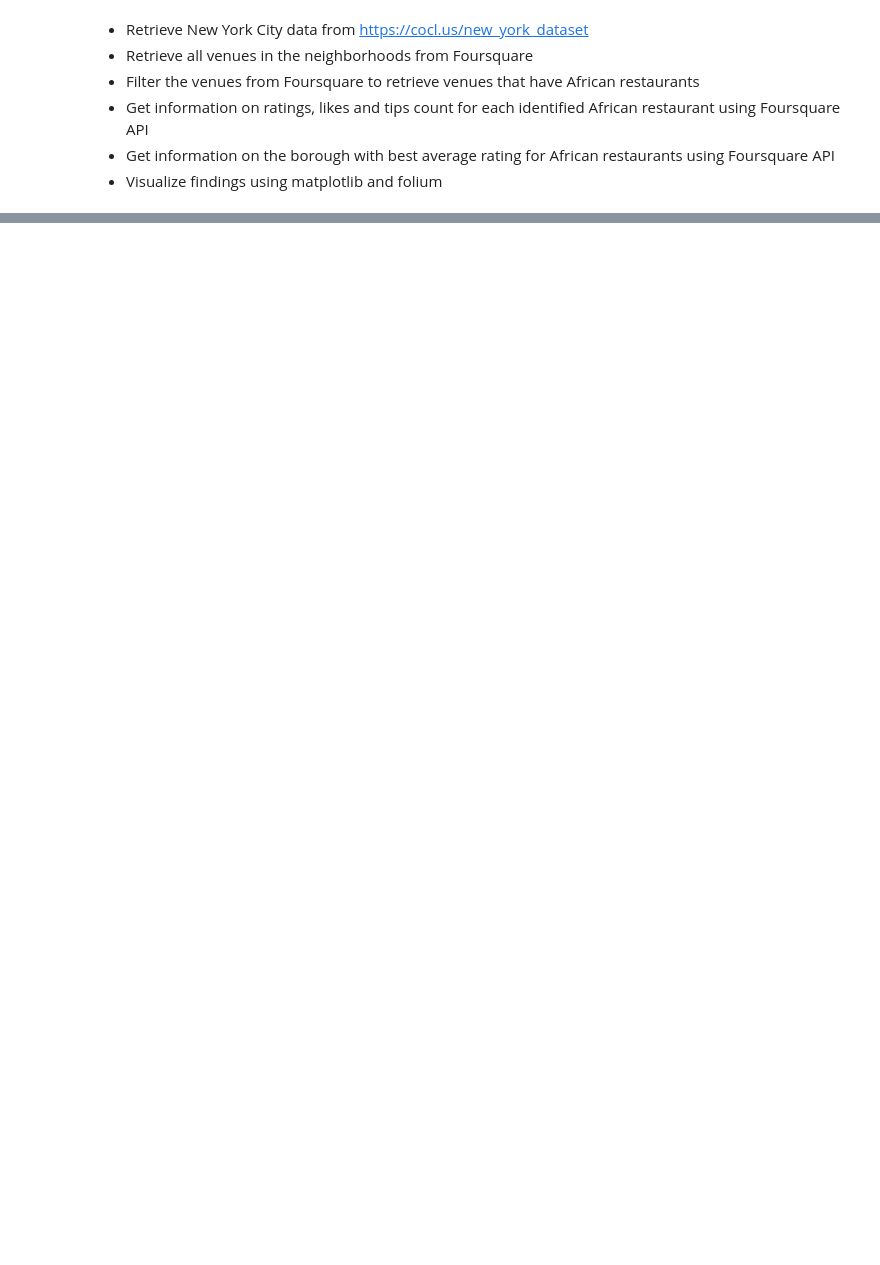
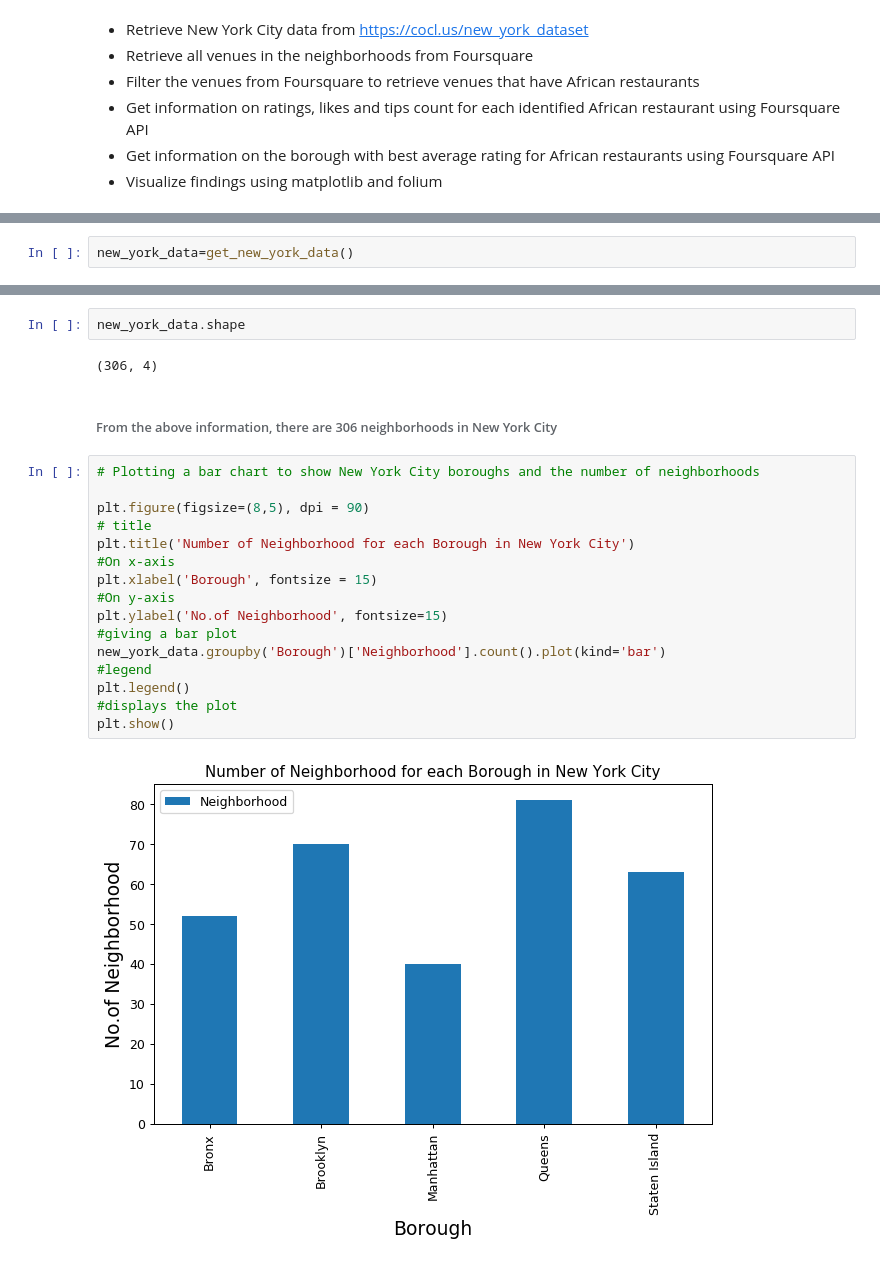
Before and after one commit to hilaryokitia1/Battle-of-Neighborhoods-New-York-City, a Jupyter notebook: Battle-of-Neighborhoods-New-York-City.ipynb, the cells around one changed output, grey strips where cells are left out. Cells and saved outputs as stored; diff of their text form; blank space fills up the shorter version.

```diff
--- a/Battle-of-Neighborhoods-New-York-City.ipynb
+++ b/Battle-of-Neighborhoods-New-York-City.ipynb
@@ -37,0 +113,2 @@ Data source: Foursquare
+# %%
+new_york_data=get_new_york_data()
@@ -37,0 +124,24 @@ Data source: Foursquare
+# %%
+new_york_data.shape
+# %% [output]
+(306, 4)
+# %% [markdown]
+###### From the above information, there are 306 neighborhoods in New York City
+# %%
+# Plotting a bar chart to show New York City boroughs and the number of neighborhoods
+
+plt.figure(figsize=(8,5), dpi = 90)
+# title
+plt.title('Number of Neighborhood for each Borough in New York City')
+#On x-axis
+plt.xlabel('Borough', fontsize = 15)
+#On y-axis
+plt.ylabel('No.of Neighborhood', fontsize=15)
+#giving a bar plot
+new_york_data.groupby('Borough')['Neighborhood'].count().plot(kind='bar')
+#legend
+plt.legend()
+#displays the plot
+plt.show()
+# %% [output]
+[figure, added]
```
Also changed, not shown: parts of 74 cells of this notebook.
